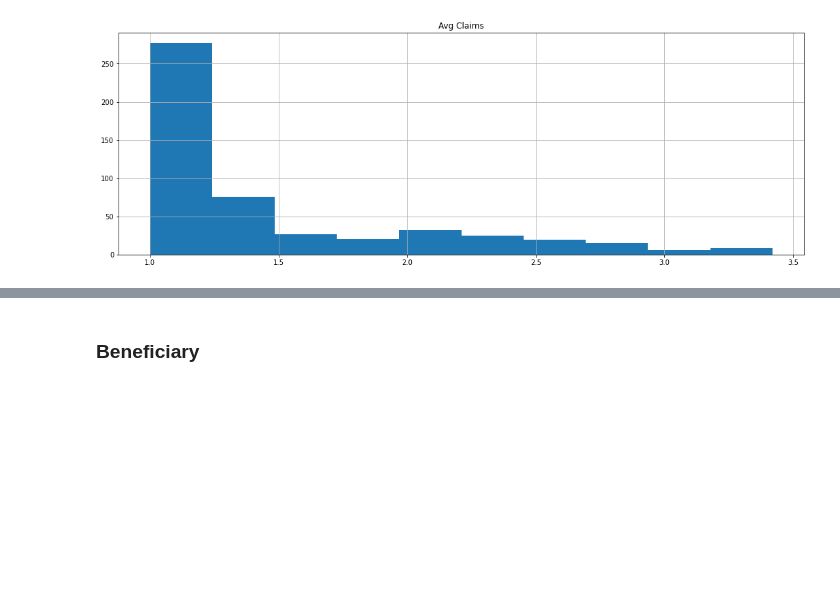
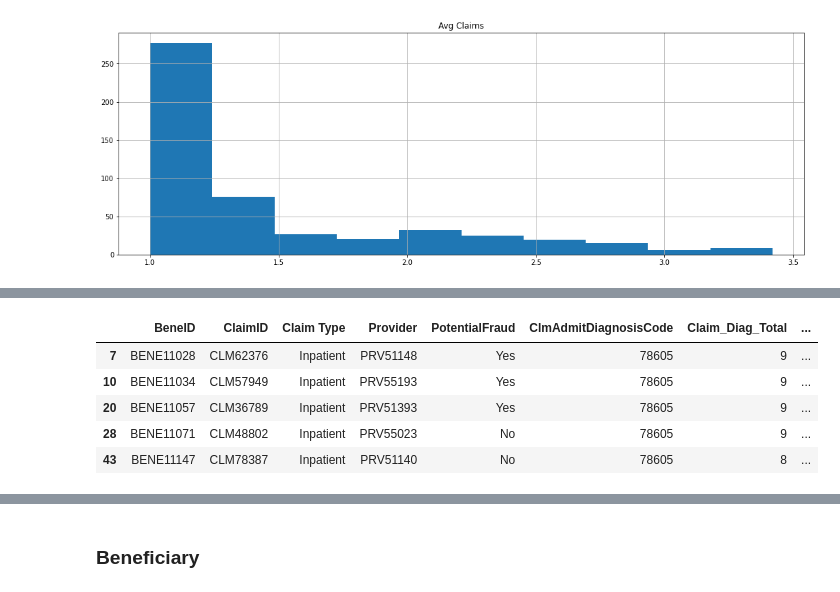
Before and after one commit to hedgekim/Healthcare-Fraud, a Jupyter notebook: Healthcare Fraud.ipynb, the cells around one changed output, grey strips where cells are left out. Saved outputs shown, nothing was run; the diff lists cells and outputs as text; code cells hidden in the pictures; blank space fills up the shorter version.

```diff
--- a/Healthcare Fraud.ipynb
+++ b/Healthcare Fraud.ipynb
@@ -606,0 +607,2 @@ How are the service durations related to the total claim amounts, i.e. InscClaim
+# %%
+patient['ClaimStartDt_YM'] = pd.to_datetime(patient['ClaimStartDt']).dt.strftime('%Y-%m')
@@ -606,0 +619,11 @@ How are the service durations related to the total claim amounts, i.e. InscClaim
+# %%
+top_diag = patient[patient['ClmAdmitDiagnosisCode'].isin(['V7612', '42731', '78605', '4019', '25000'])]
+# %%
+top_diag.head()
+# %% [output]
+|  | BeneID | ClaimID | Claim Type | Provider | PotentialFraud | ClmAdmitDiagnosisCode | Claim_Diag_Total | ... |
+| 7 | BENE11028 | CLM62376 | Inpatient | PRV51148 | Yes | 78605 | 9 | ... |
+| 10 | BENE11034 | CLM57949 | Inpatient | PRV55193 | Yes | 78605 | 9 | ... |
+| 20 | BENE11057 | CLM36789 | Inpatient | PRV51393 | Yes | 78605 | 9 | ... |
+| 28 | BENE11071 | CLM48802 | Inpatient | PRV55023 | No | 78605 | 9 | ... |
+| 43 | BENE11147 | CLM78387 | Inpatient | PRV51140 | No | 78605 | 8 | ... |
```
Also changed, not shown: parts of 17 cells of this notebook, 1 other file.
